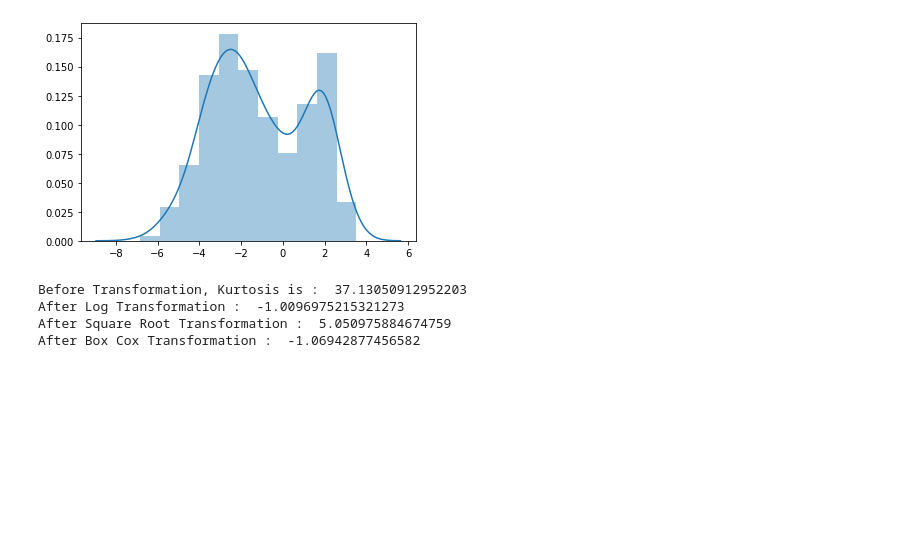
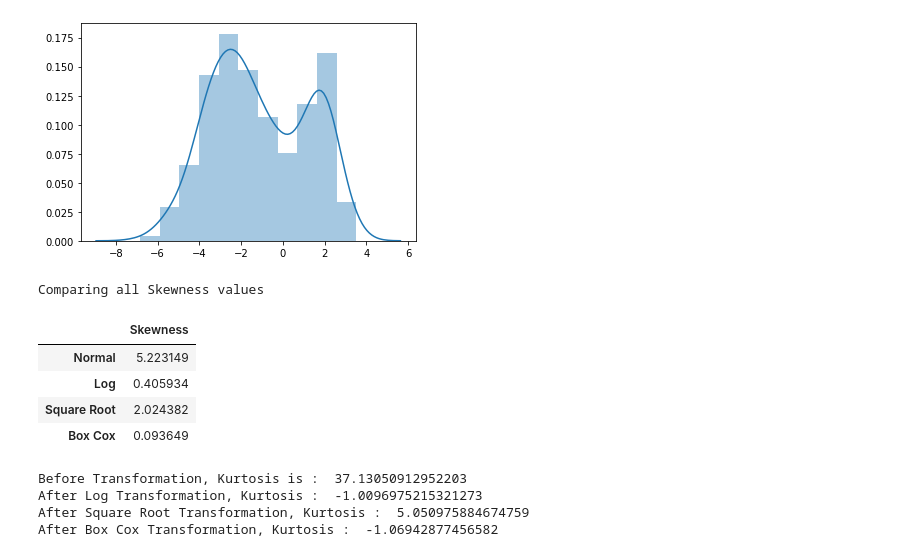
Before and after one commit to sandipanpaul21/Machine-Learning-in-Python-Code, a Jupyter notebook: 02_Univariate_Analysis.ipynb, the cells around one changed output. Saved outputs shown, nothing was run; the diff lists cells and outputs as text; code cells hidden in the pictures; blank space fills up the shorter version.

```diff
--- a/02_Univariate_Analysis.ipynb
+++ b/02_Univariate_Analysis.ipynb
@@ -540,6 +587,21 @@ sns.distplot(Variable)
 After BoxCox Transformation, Skewness is  0.09364917268984103
 <matplotlib.axes._subplots.AxesSubplot at 0x...>
 [figure]
+# %%
+# All the Skewness Value Calculated
+print("Comparing all Skewness values")
+pd.DataFrame([boston_pd['CRIM'].skew(),CRIM_Log.skew(),CRIM_sqrt.skew(),Variable.skew()],
+             index=['Normal','Log','Square Root','Box Cox'],
+             columns = ["Skewness"])
+
+# Inference : Best transformations are Log or Box Cox Transformation
+# %% [output]
+Comparing all Skewness values
+|  | Skewness |
+| Normal | 5.223149 |
+| Log | 0.405934 |
+| Square Root | 2.024382 |
+| Box Cox | 0.093649 |
 # %%
 # 14) Kurtosis
 # Positive Value means lots of data on tails
@@ -549,11 +611,13 @@ After BoxCox Transformation, Skewness is  0.09364917268984103
 # Kurtosis = 3 - Mesokurtic
 # Kurtosis > 3 - Lepokurtic
 print("Before Transformation, Kurtosis is : ",boston_pd['CRIM'].kurtosis())
-print("After Log Transformation : ",CRIM_Log.kurtosis())
-print("After Square Root Transformation : ",CRIM_sqrt.kurtosis())
-print("After Box Cox Transformation : ",Variable.kurtosis())
+print("After Log Transformation, Kurtosis : ",CRIM_Log.kurtosis())
+print("After Square Root Transformation, Kurtosis : ",CRIM_sqrt.kurtosis())
+print("After Box Cox Transformation, Kurtosis : ",Variable.kurtosis())
+
+# So the best one is Log Transformation or Box Cox Transformation
 # %% [output]
 Before Transformation, Kurtosis is :  37.13050912952203
-After Log Transformation :  -1.0096975215321273
-After Square Root Transformation :  5.050975884674759
-After Box Cox Transformation :  -1.06942877456582
+After Log Transformation, Kurtosis :  -1.0096975215321273
+After Square Root Transformation, Kurtosis :  5.050975884674759
+After Box Cox Transformation, Kurtosis :  -1.06942877456582
```
Also changed, not shown: parts of 24 cells of this notebook.
